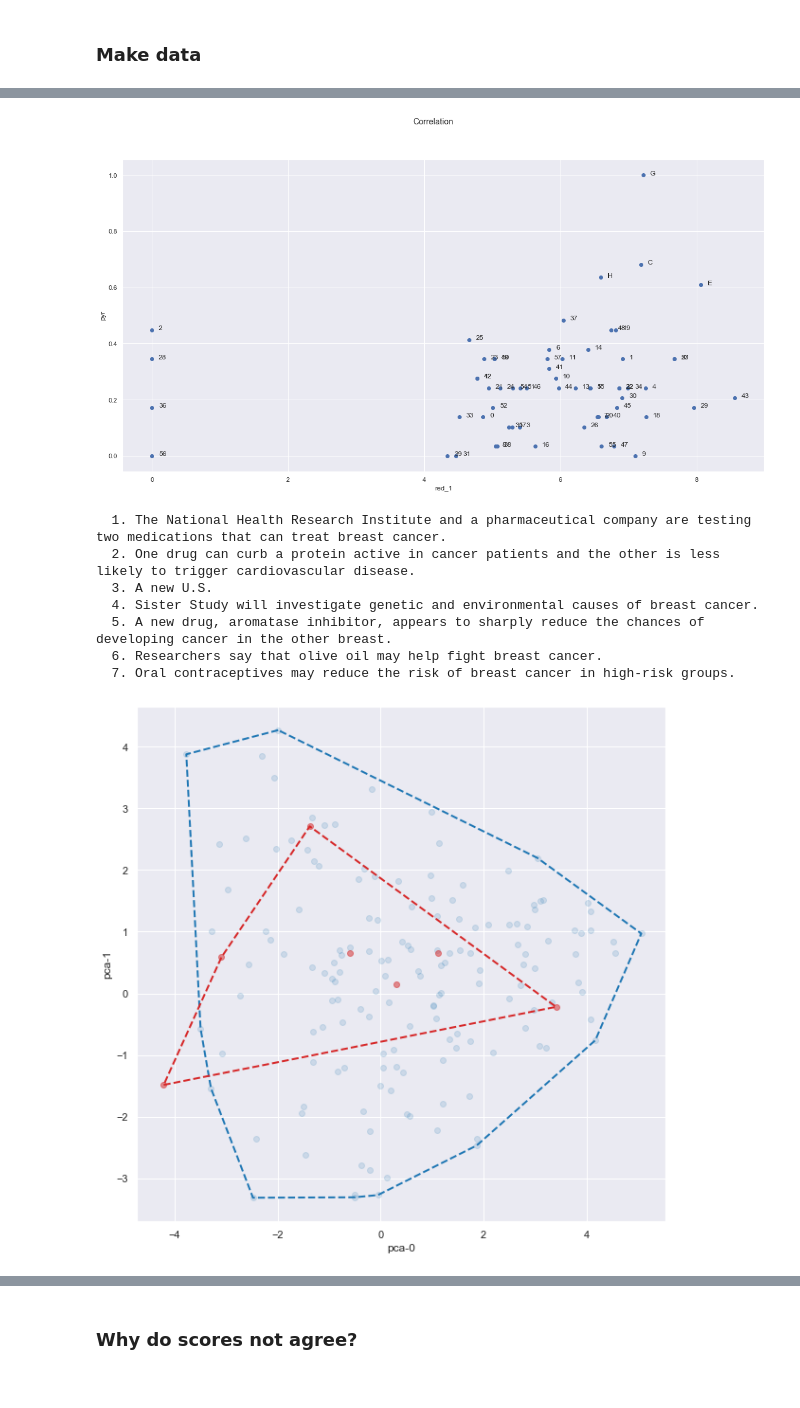
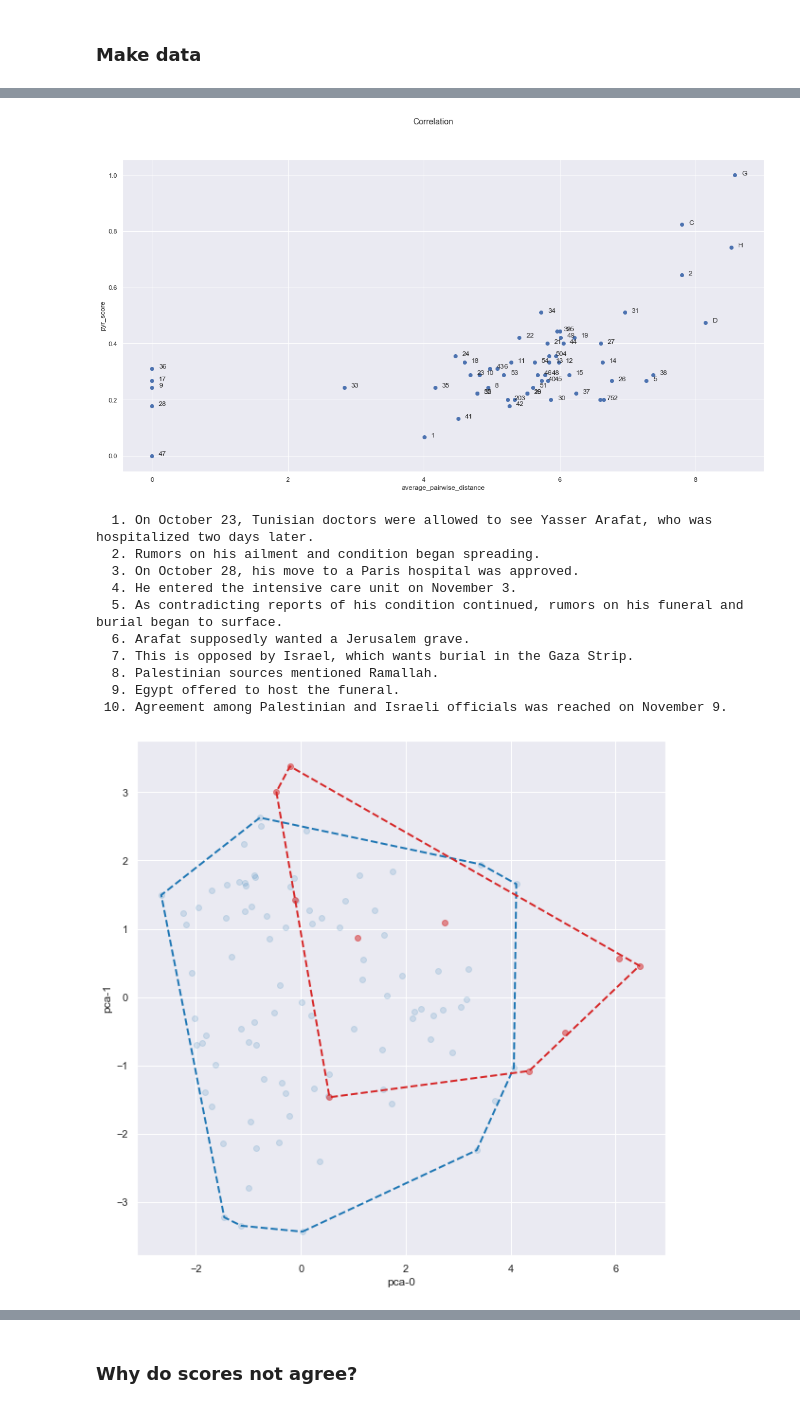
Before and after one commit to korunosk/geometry-of-text-summarization, a Jupyter notebook: main.ipynb, the cells around one changed output, grey strips where cells are left out. Cells and saved outputs as stored; diff of their text form; code cells hidden in the pictures.

```diff
--- a/main.ipynb
+++ b/main.ipynb
@@ -36,3 +29,7 @@ from typing import Callable
 # %% [markdown]
 ## Experiments
+# %%
+def load_and_extract_topic(data_dir, topic_id):
+    topic = load_data(data_dir, topic_id, encoded=True)
+    return extract(topic)
 # %%
@@ -73,4 +76,2 @@ def experiment_lex_rank(document_embs, summary_embs, indices, pyr_scores):
 # %% [markdown]
 ## Scores
-# %%
-DATASET = DATASETS[0]
@@ -175,37 +185,41 @@ def print_sentences(summary):
 # %%
 # Topic ID with high correlation coefficient
-TOPIC_ID = 'D0824'
+TOPIC_ID = 'D0934'
 documents, summaries, indices, _, summary_ids = extract(tac[TOPIC_ID])
 # %%
 # Scatter plot of metric vs Pyramid score
 fig = plt.figure(figsize=(20,10))
 fig.suptitle('Correlation')
 ax = fig.add_subplot(1,1,1)
-plot_corr(ax, df, TOPIC_ID, 'red_1')
+plot_corr(ax, df_tmp, TOPIC_ID, 'average_pairwise_distance')
 plt.show()
 # %% [output]
-[figure, old version]
+[figure, new version]
 # %%
-# Print summary where the metric and the Pyramid score agree
-SUMMARY_ID = int(np.where(summary_ids == 'E')[0])
-print_sentences(summaries[indices[SUMMARY_ID,0]:indices[SUMMARY_ID,1]])
+# Print sentences in summary where the metric and the Pyramid score agree
+SUMMARY_ID = int(np.where(np.array(summary_ids) == 'G')[0])
+print_sentences(summaries[indices[SUMMARY_ID][0]:indices[SUMMARY_ID][1]])
 # %% [output]
-  1. The National Health Research Institute and a pharmaceutical company are testing two medications that can treat breast cancer.
-  2. One drug can curb a protein active in cancer patients and the other is less likely to trigger cardiovascular disease.
-  3. A new U.S.
-  4. Sister Study will investigate genetic and environmental causes of breast cancer.
-  5. A new drug, aromatase inhibitor, appears to sharply reduce the chances of developing cancer in the other breast.
-  6. Researchers say that olive oil may help fight breast cancer.
-  7. Oral contraceptives may reduce the risk of breast cancer in high-risk groups.
+  1. On October 23, Tunisian doctors were allowed to see Yasser Arafat, who was hospitalized two days later.
+  2. Rumors on his ailment and condition began spreading.
+  3. On October 28, his move to a Paris hospital was approved.
+  4. He entered the intensive care unit on November 3.
+  5. As contradicting reports of his condition continued, rumors on his funeral and burial began to surface.
+  6. Arafat supposedly wanted a Jerusalem grave.
+  7. This is opposed by Israel, which wants burial in the Gaza Strip.
+  8. Palestinian sources mentioned Ramallah.
+  9. Egypt offered to host the funeral.
+ 10. Agreement among Palestinian and Israeli officials was reached on November 9.
 # %%
 # Plot projection of such summary
-document_embs, summary_embs, indices, _, _ = extract(tac_encoded[TOPIC_ID])
+document_embs, summary_embs, indices, _, _ = load_and_extract_topic(os.path.join(EMBEDDINGS_DIR, DATASET), TOPIC_ID)
+document_embs = np.array(document_embs)
 
 document_pts, summary_pts = project_pca(np.concatenate((document_embs, summary_embs)), document_embs.shape[0])
 
 fig = plt.figure(figsize=(10,10))
 ax1 = fig.add_subplot(1,1,1)
-plot_hull('pca', ax1, '', document_pts, summary_pts[indices[SUMMARY_ID,0]:indices[SUMMARY_ID,1]])
+plot_hull('pca', ax1, '', document_pts, summary_pts[indices[SUMMARY_ID][0]:indices[SUMMARY_ID][1]])
 plt.show()
 # %% [output]
-[figure, old version]
+[figure, new version]
```
Also changed, not shown: parts of 30 cells of this notebook.
